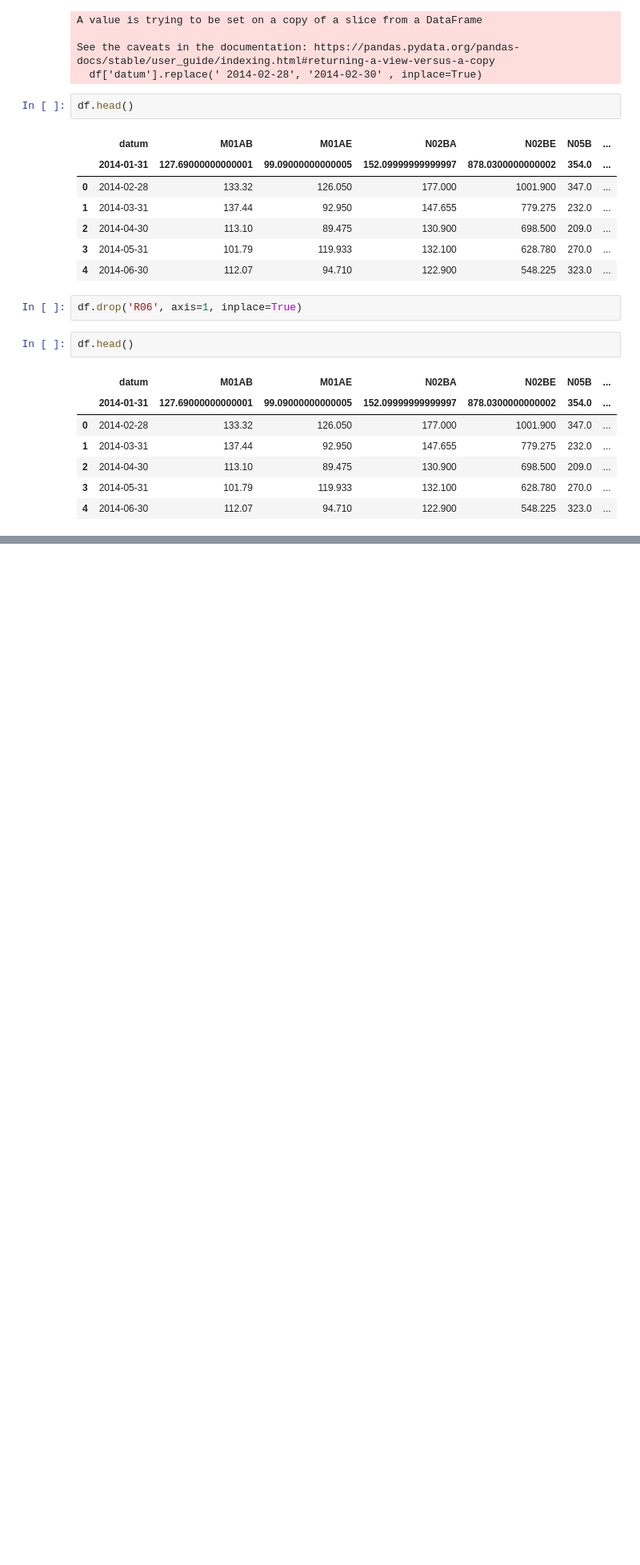
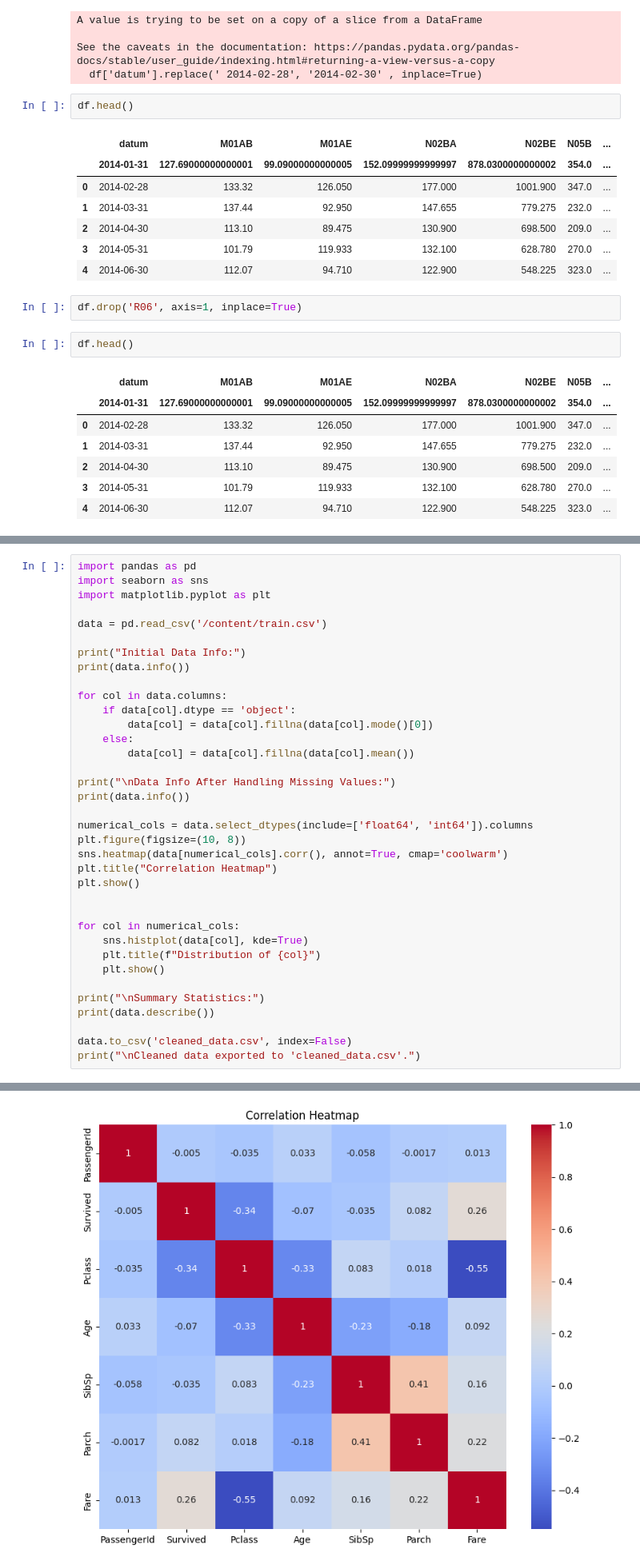
Before and after one commit to SarveshVeginwar/Machine_learning_PUB, a Jupyter notebook: Prac2_ML.ipynb, the cells around one changed output, grey strips where cells are left out. Shown: that part at 80% size. Drawn from its saved outputs; the diff is of its cells as text; blank space fills up the shorter version.

```diff
--- a/Prac2_ML.ipynb
+++ b/Prac2_ML.ipynb
@@ -93,0 +114,37 @@ df.head()
+# %%
+import pandas as pd
+import seaborn as sns
+import matplotlib.pyplot as plt
+
+data = pd.read_csv('/content/train.csv')
+
+print("Initial Data Info:")
+print(data.info())
+
+for col in data.columns:
+    if data[col].dtype == 'object':
+        data[col] = data[col].fillna(data[col].mode()[0])
+    else:
+        data[col] = data[col].fillna(data[col].mean())
+
+print("\nData Info After Handling Missing Values:")
+print(data.info())
+
+numerical_cols = data.select_dtypes(include=['float64', 'int64']).columns
+plt.figure(figsize=(10, 8))
+sns.heatmap(data[numerical_cols].corr(), annot=True, cmap='coolwarm')
+plt.title("Correlation Heatmap")
+plt.show()
+
+
+for col in numerical_cols:
+    sns.histplot(data[col], kde=True)
+    plt.title(f"Distribution of {col}")
+    plt.show()
+
+print("\nSummary Statistics:")
+print(data.describe())
+
+data.to_csv('cleaned_data.csv', index=False)
+print("\nCleaned data exported to 'cleaned_data.csv'.")
+# %% [output]
@@ -93,0 +168 @@ df.head()
+[figure, added]
```
Also changed, not shown: parts of 5 cells of this notebook.
